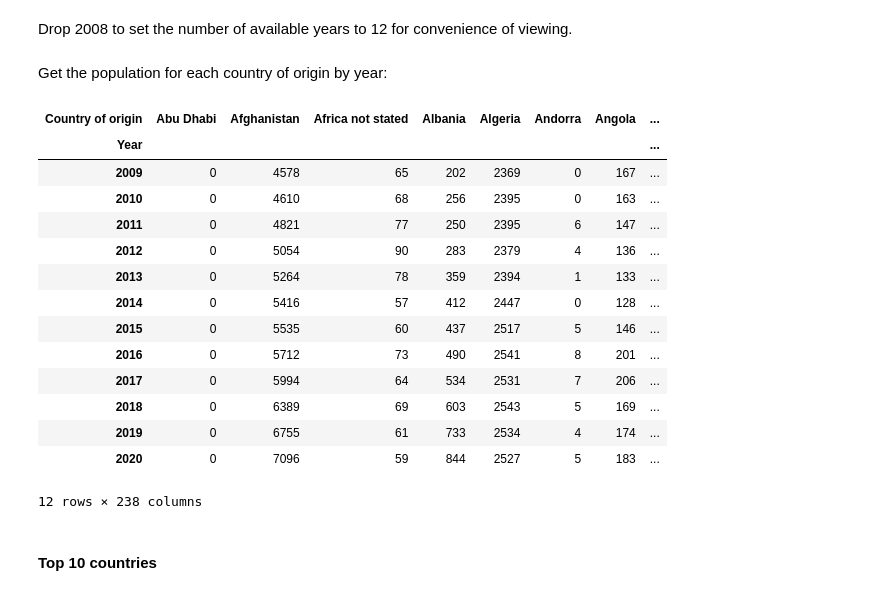
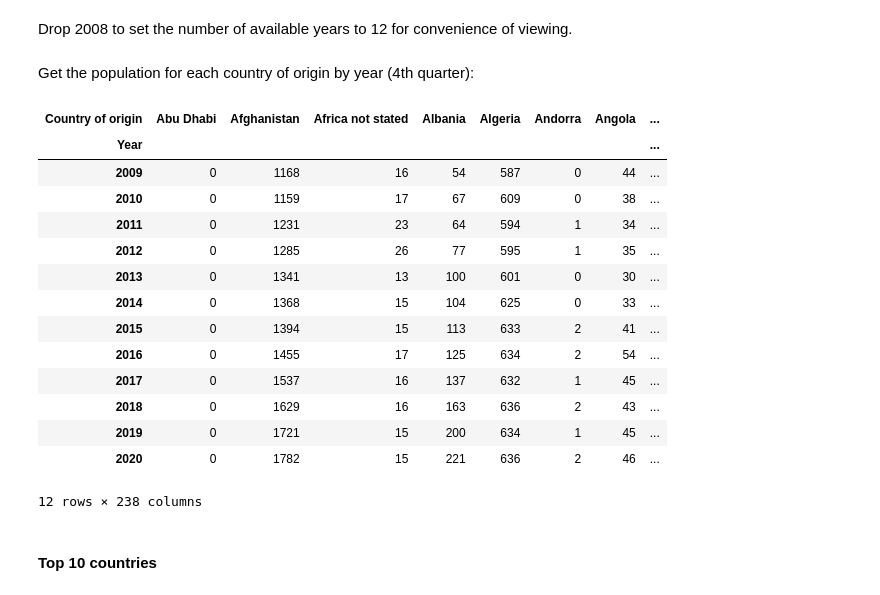
Before and after one commit to wojciechdk/social_data_analysis_and_visualization_final_project, a Jupyter notebook: preeliminary_analysis.ipynb, the cells around one changed output. Drawn from its saved outputs; the diff is of its cells as text; code cells hidden in the pictures.

```diff
--- a/preeliminary_analysis.ipynb
+++ b/preeliminary_analysis.ipynb
@@ -663,33 +585,34 @@ Drop 2008 to set the number of available years to 12 for convenience of viewing.
 # %%
 df_country = df_country[df_country['Year'] != 2008]
 # %% [markdown]
-Get the population for each country of origin by year:
+Get the population for each country of origin by year (4th quarter):
 # %%
 df_country_vs_year = (
     df_country
-    .loc[:, ['Year', 'Country of origin', 'Number of people']]
+    .loc[df_country['Quarter'] == 4,
+         ['Year', 'Country of origin', 'Number of people']]
     .groupby(['Year', 'Country of origin'])
     .sum()
     .unstack(level=1)
     .droplevel(0, axis=1)
 )
 
 display(df_country_vs_year)
 # %% [output]
 | Country of origin | Abu Dhabi | Afghanistan | Africa not stated | Albania | Algeria | Andorra | Angola | ... |
 | Year |  |  |  |  |  |  |  | ... |
-| 2009 | 0 | 4578 | 65 | 202 | 2369 | 0 | 167 | ... |
-| 2010 | 0 | 4610 | 68 | 256 | 2395 | 0 | 163 | ... |
-| 2011 | 0 | 4821 | 77 | 250 | 2395 | 6 | 147 | ... |
-| 2012 | 0 | 5054 | 90 | 283 | 2379 | 4 | 136 | ... |
-| 2013 | 0 | 5264 | 78 | 359 | 2394 | 1 | 133 | ... |
-| 2014 | 0 | 5416 | 57 | 412 | 2447 | 0 | 128 | ... |
-| 2015 | 0 | 5535 | 60 | 437 | 2517 | 5 | 146 | ... |
-| 2016 | 0 | 5712 | 73 | 490 | 2541 | 8 | 201 | ... |
-| 2017 | 0 | 5994 | 64 | 534 | 2531 | 7 | 206 | ... |
-| 2018 | 0 | 6389 | 69 | 603 | 2543 | 5 | 169 | ... |
-| 2019 | 0 | 6755 | 61 | 733 | 2534 | 4 | 174 | ... |
-| 2020 | 0 | 7096 | 59 | 844 | 2527 | 5 | 183 | ... |
+| 2009 | 0 | 1168 | 16 | 54 | 587 | 0 | 44 | ... |
+| 2010 | 0 | 1159 | 17 | 67 | 609 | 0 | 38 | ... |
+| 2011 | 0 | 1231 | 23 | 64 | 594 | 1 | 34 | ... |
+| 2012 | 0 | 1285 | 26 | 77 | 595 | 1 | 35 | ... |
+| 2013 | 0 | 1341 | 13 | 100 | 601 | 0 | 30 | ... |
+| 2014 | 0 | 1368 | 15 | 104 | 625 | 0 | 33 | ... |
+| 2015 | 0 | 1394 | 15 | 113 | 633 | 2 | 41 | ... |
+| 2016 | 0 | 1455 | 17 | 125 | 634 | 2 | 54 | ... |
+| 2017 | 0 | 1537 | 16 | 137 | 632 | 1 | 45 | ... |
+| 2018 | 0 | 1629 | 16 | 163 | 636 | 2 | 43 | ... |
+| 2019 | 0 | 1721 | 15 | 200 | 634 | 1 | 45 | ... |
+| 2020 | 0 | 1782 | 15 | 221 | 636 | 2 | 46 | ... |
 12 rows × 238 columns
 # %% [markdown]
 #### Top 10 countries
```
Also changed, not shown: parts of 33 cells of this notebook.
